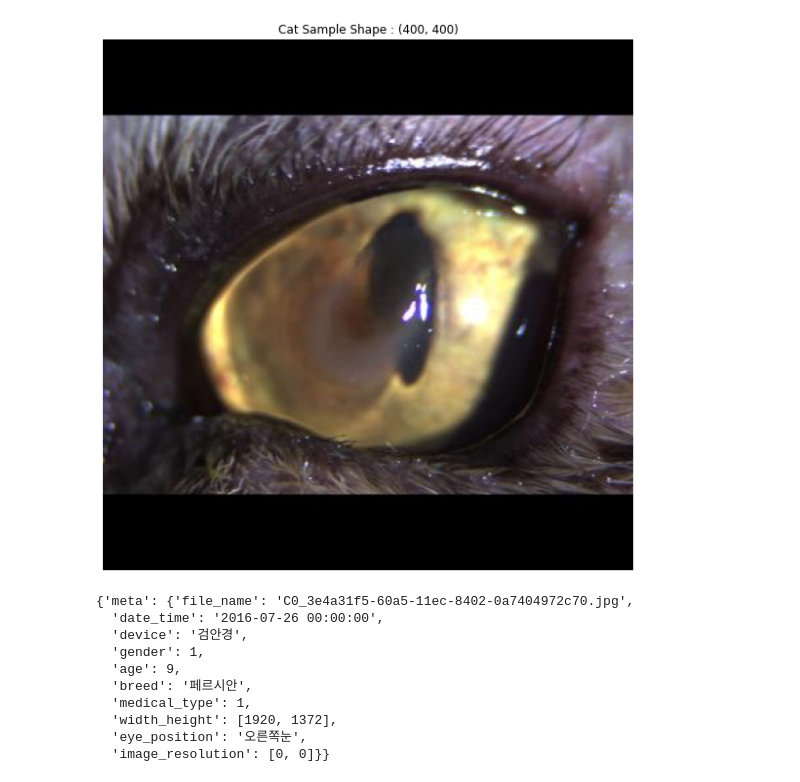
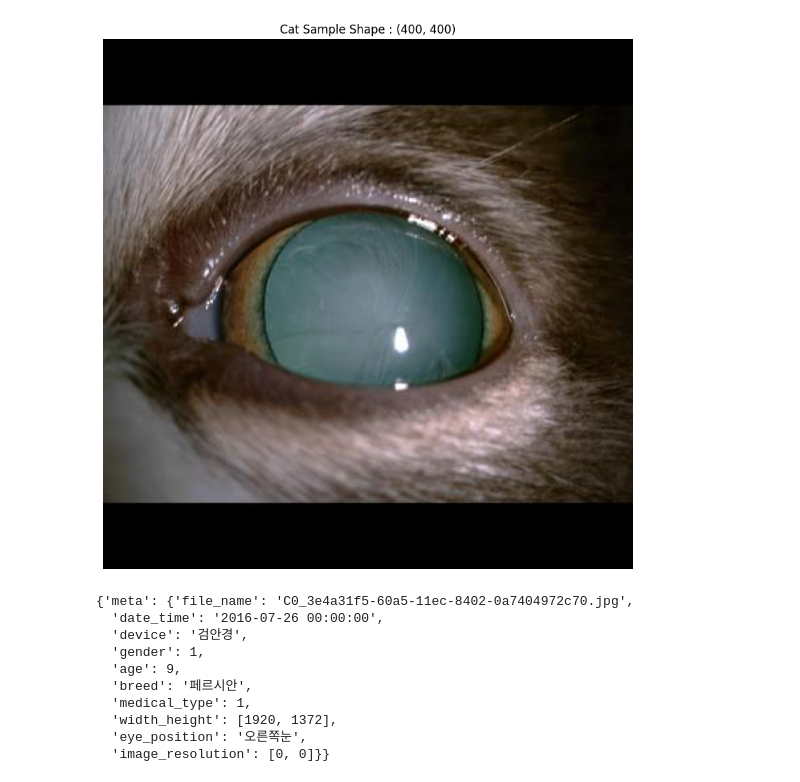
Before and after one commit to Kang812/pet_retina_code, a Jupyter notebook: code/ex.ipynb, the cells around one changed output. Saved outputs shown, nothing was run; the diff lists cells and outputs as text; code cells hidden in the pictures.

```diff
--- a/code/ex.ipynb
+++ b/code/ex.ipynb
@@ -5,14 +6,14 @@ import matplotlib.pyplot as plt
 # %%
-img = cv2.imread("/mnt/d/project/pet_retina/153.반려동물 안구질환 데이터/01.데이터/sample/crop_C0_3e4a31f5-60a5-11ec-8402-0a7404972c70.jpg")
+img = cv2.imread("/onetouch/project/pet_retina_develop/data/images/cat/각막궤양/무/crop_C0_3df7b399-60a5-11ec-8402-0a7404972c70.jpg")
 img = cv2.cvtColor(img, cv2.COLOR_BGR2RGB)
 
 plt.figure(figsize = (10,10))
 plt.imshow(img)
 plt.title("Cat Sample Shape : (%s, %s)" % (img.shape[0], img.shape[1]))
 plt.axis("off")
 plt.show()
 # %% [output]
-[figure, old version]
+[figure, new version]
 # %%
 import json
 with open("/mnt/d/project/pet_retina/153.반려동물 안구질환 데이터/01.데이터/sample/crop_C0_3e4a31f5-60a5-11ec-8402-0a7404972c70.json", "r") as f:
```
Also changed, not shown: parts of 27 cells of this notebook, 7 other files.
